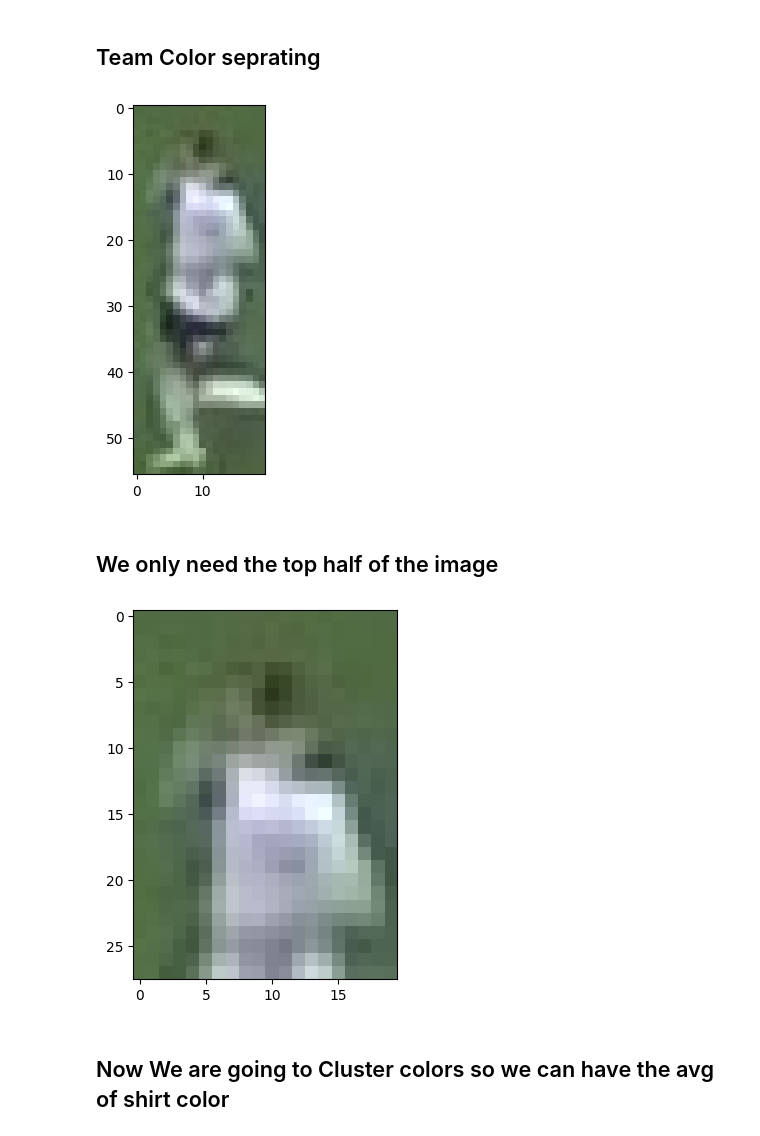
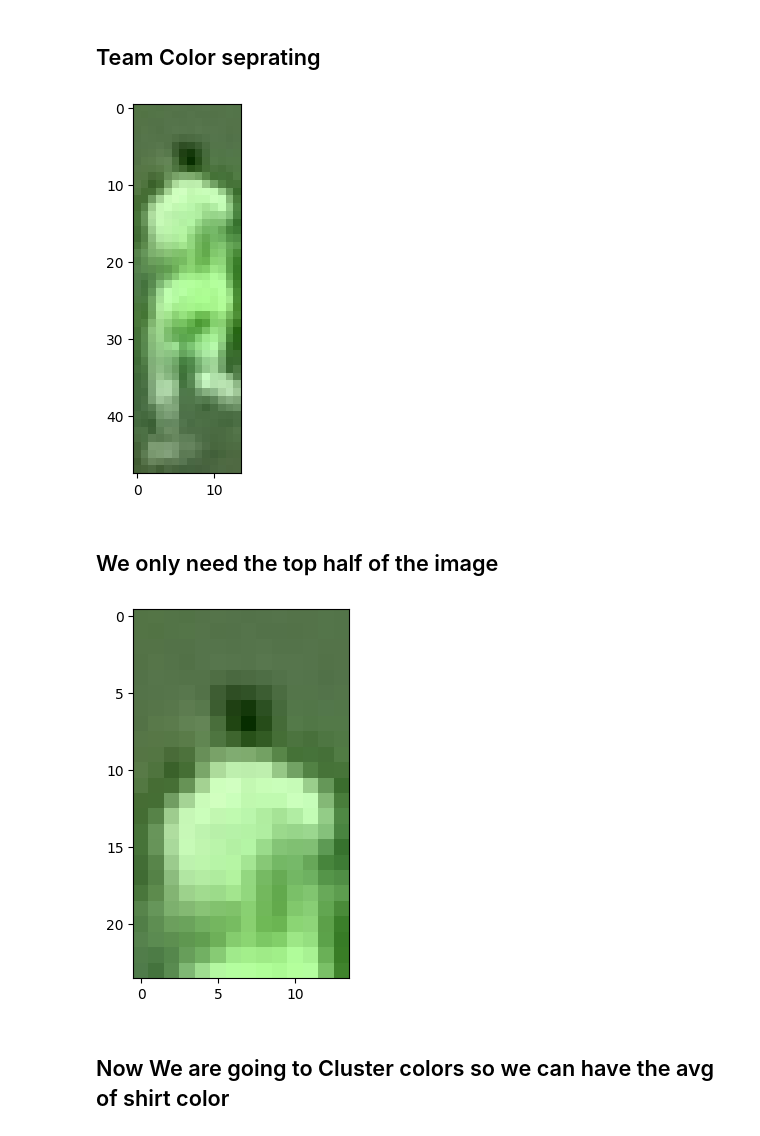
Before and after one commit to DanielLankry/Football-Vision-Stats-ML, a Jupyter notebook: Football Advanced stats with python/Football-Vision-Stats.ipynb, the cells around one changed output. Saved outputs shown, nothing was run; the diff lists cells and outputs as text; code cells hidden in the pictures.

```diff
--- a/Football Advanced stats with python/Football-Vision-Stats.ipynb
+++ b/Football Advanced stats with python/Football-Vision-Stats.ipynb
@@ -447,13 +421,13 @@ for track_id, player in tracked_objects['players'][1].items():
     cv2.imwrite(f"runs/cropped_players/player_{track_id}_cropped.jpg", cropped_image)
     break
 # %%
-image_path = "runs/cropped_players/player_1_cropped.jpg"
+image_path = "runs/cropped_players/player_9_cropped.jpg"
 image = cv2.imread(image_path)
 image = cv2.cvtColor(image, cv2.COLOR_BGR2RGB)
 plt.imshow(image)
 plt.show()
 # %% [output]
-[figure, old version]
+[figure, new version]
 # %% [markdown]
 ## We only need the top half of the image
 # %%
@@ -461,7 +435,7 @@ top_half_image = image[0:image.shape[0]//2, 0:image.shape[1]]
 plt.imshow(top_half_image)
 plt.show()
 # %% [output]
-[figure, old version]
+[figure, new version]
 # %% [markdown]
 ## Now We are going to Cluster colors so we can have the avg of shirt color
 # %%
```
Also changed, not shown: parts of 10 cells of this notebook.
